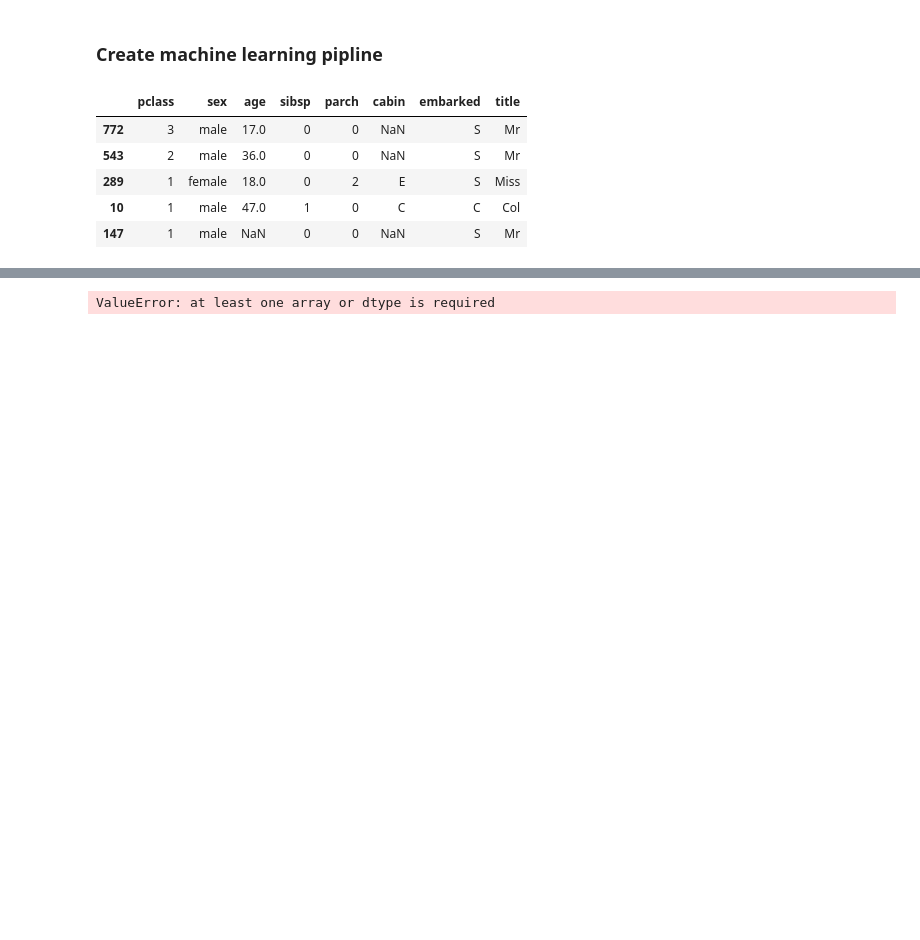
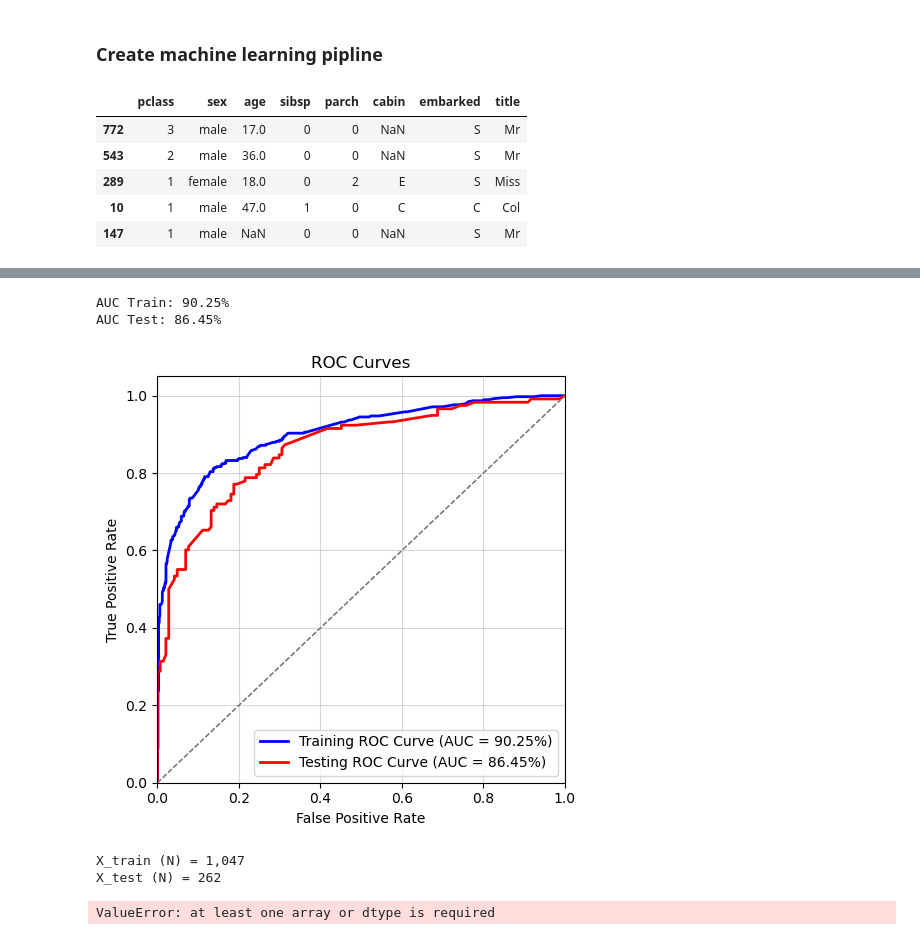
Before and after one commit to omdgit/feature-engineering-for-machine-learning, a Jupyter notebook: omd/00_omd_temp.ipynb, the cells around one changed output, grey strips where cells are left out. Cells and saved outputs as stored; diff of their text form; code cells hidden in the pictures; blank space fills up the shorter version.

```diff
--- a/omd/00_omd_temp.ipynb
+++ b/omd/00_omd_temp.ipynb
@@ -293,3 +371,62 @@ X_train = X_train.drop(columns=['age', 'sibsp', 'parch'])
+# %%
+from xgboost import XGBClassifier
+
+params = {
+    'n_estimators': 300,
+    'learning_rate': 0.01,
+    'max_depth': 4
+}
+
+model_02 = XGBClassifier(**params, random_state=42)
+model_02.fit(X_train, y_train)
+
+y_preds_train = model_02.predict_proba(X_train)[:,1]
+roc_auc_train = metrics.roc_auc_score(y_train, y_preds_train)
+print(f"AUC Train: {roc_auc_train:0.2%}")
+
+y_preds_test = model_02.predict_proba(X_test)[:,1]
+roc_auc_test = metrics.roc_auc_score(y_test, y_preds_test)
+print(f"AUC Test: {roc_auc_test:0.2%}")
+# %% [output]
+AUC Train: 90.25%
+AUC Test: 86.45%
+# %%
+# Calculate ROC curve for training and test data
+fpr_train, tpr_train, _ = metrics.roc_curve(y_train, y_preds_train)
+fpr_test, tpr_test, _ = metrics.roc_curve(y_test, y_preds_test)
+
+# Plot ROC curve for training data
+plt.figure(figsize=(5, 5))
+plt.plot(fpr_train, tpr_train, color='blue', lw=2, label=f'Training ROC Curve (AUC = {roc_auc_train:.2%})')
+plt.plot([0, 1], [0, 1], color='gray', lw=1, linestyle='--')
+plt.xlim([0.0, 1.0])
+plt.ylim([0.0, 1.05])
+plt.xlabel('False Positive Rate')
+plt.ylabel('True Positive Rate')
+plt.title('ROC Curves')
+plt.legend(loc='lower right')
+
+# Plot ROC curve for testing data
+# plt.figure()
+plt.plot(fpr_test, tpr_test, color='red', lw=2, label=f'Testing ROC Curve (AUC = {roc_auc_test:.2%})')
+plt.plot([0, 1], [0, 1], color='gray', lw=1, linestyle='--')
+plt.xlim([0.0, 1.0])
+plt.ylim([0.0, 1.05])
+plt.grid(True, alpha=0.5)
+plt.xlabel('False Positive Rate')
+plt.ylabel('True Positive Rate')
+# plt.title('ROC Curve - Testing Data')
+plt.legend(loc='lower right')
+
+plt.tight_layout()
+plt.show()
+
+print(f"X_train (N) = {X_train.shape[0]:,.0f}")
+print(f"X_test (N) = {X_test.shape[0]:,.0f}")
+# %% [output]
+[figure, added]
+X_train (N) = 1,047
+X_test (N) = 262
 # %%
 # Create a pipeline with Preprocessor, CustomDiscretizer and LogisticRegression
 pipeline = Pipeline([
```
Also changed, not shown: parts of 8 cells of this notebook, 1 other file.
